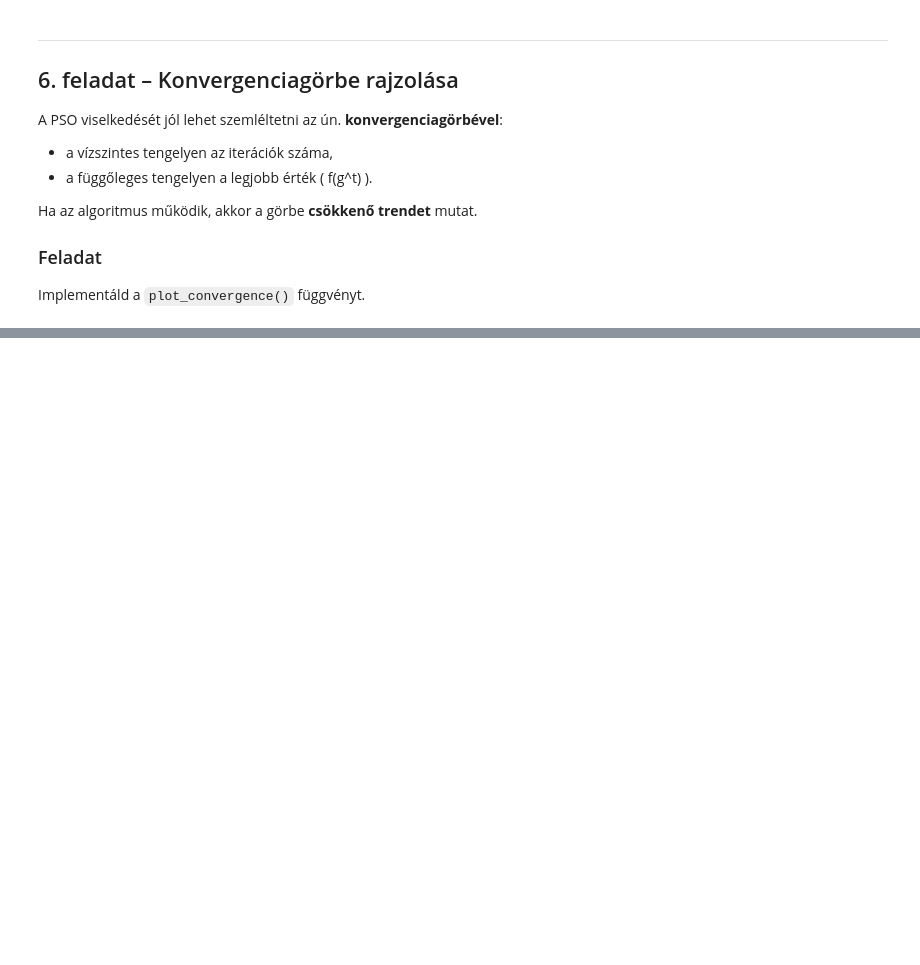
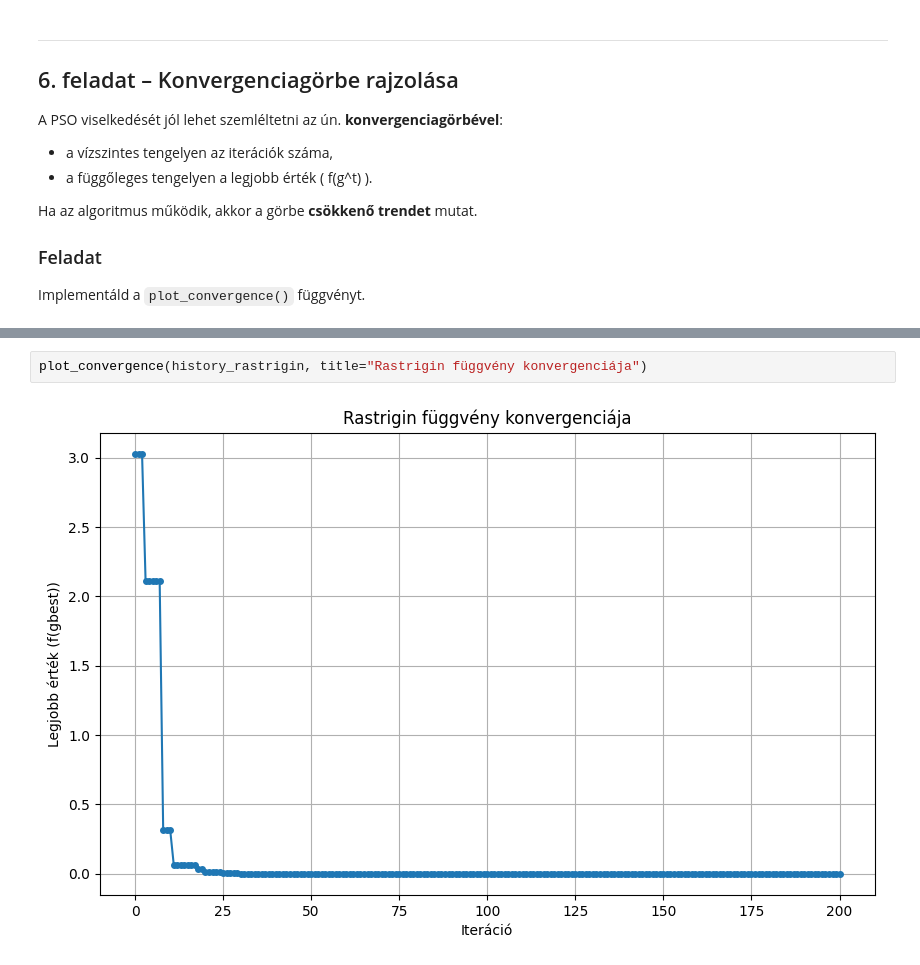
Before and after one commit to bodohelgahannelora-lab/Bioinformatika, a Jupyter notebook: PSO_Gyakorlo_Template.ipynb, the cells around one changed output, grey strips where cells are left out. Cells and saved outputs as stored; diff of their text form; blank space fills up the shorter version.

```diff
--- a/PSO_Gyakorlo_Template.ipynb
+++ b/PSO_Gyakorlo_Template.ipynb
@@ -309,0 +398,4 @@ def plot_convergence(history, title="PSO konvergencia"):
+# %%
+plot_convergence(history_rastrigin, title="Rastrigin függvény konvergenciája")
+# %% [output]
+[figure, added]
```
Also changed, not shown: parts of 8 cells of this notebook.
